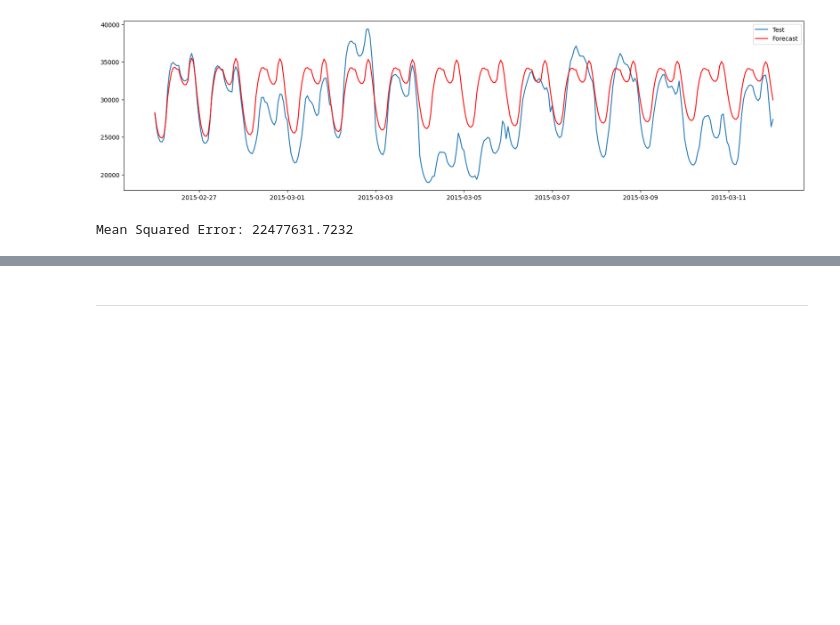
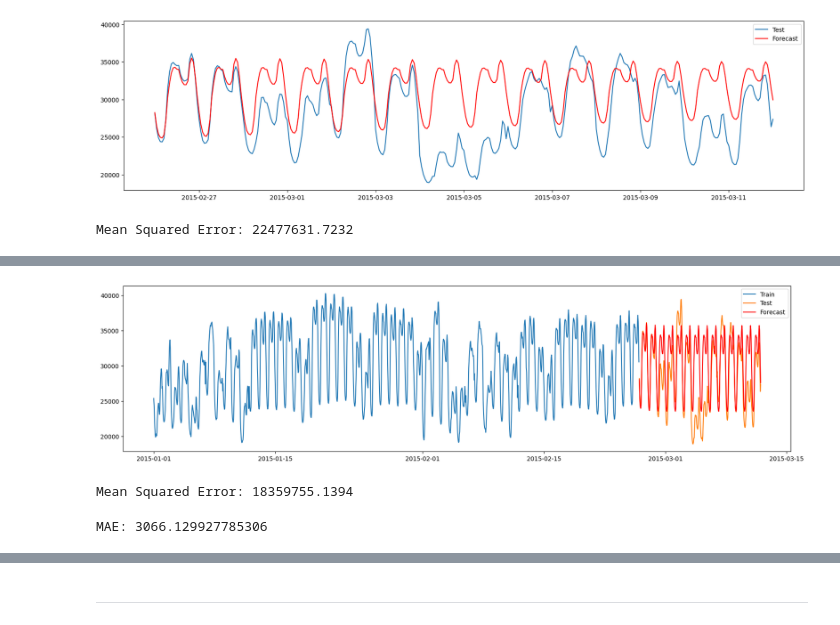
Before and after one commit to hea0516/Energy_Consumption_Investigate_Capstone_Project, a Jupyter notebook: time_series_model.ipynb, the cells around one changed output, grey strips where cells are left out. Drawn from its saved outputs; the diff is of its cells as text; code cells hidden in the pictures; blank space fills up the shorter version.

```diff
--- a/time_series_model.ipynb
+++ b/time_series_model.ipynb
@@ -196,0 +240,13 @@ Mean Squared Error: 22477631.7232
+# %%
+from statsmodels.tsa.arima.model import ARIMA
+
+model = ARIMA(
+    train,
+    order=(1, 0, 1),           # simpler non-seasonal
+    seasonal_order=(1, 1, 1, 24)  # add seasonal differencing
+)
+model_fit = model.fit()
+print(model_fit.summary())
+
+forecast = model_fit.forecast(steps=len(test))
+forecast = pd.Series(forecast, index=test.index)
@@ -196,0 +271,27 @@ Mean Squared Error: 22477631.7232
+# %%
+forecast = model_fit.forecast(steps=len(test))
+
+# Plot
+plt.figure(figsize=(20,5))
+plt.plot(train, label='Train')
+plt.plot(test, label='Test')
+plt.plot(test.index, forecast, label='Forecast', color='red')
+plt.legend()
+plt.show()
+
+# Evaluate
+mse = mean_squared_error(test, forecast)
+print(f"Mean Squared Error: {mse:.4f}")
+# %% [output]
+[figure, added]
+Mean Squared Error: 18359755.1394
+# %%
+from sklearn.metrics import mean_squared_error, mean_absolute_error
+
+forecast = model_fit.forecast(steps=len(test))
+forecast = pd.Series(forecast, index=test.index)
+
+mae = mean_absolute_error(test, forecast)
+print("MAE:", mae)
+# %% [output]
+MAE: 3066.129927785306
```
Also changed, not shown: parts of 18 cells of this notebook.
